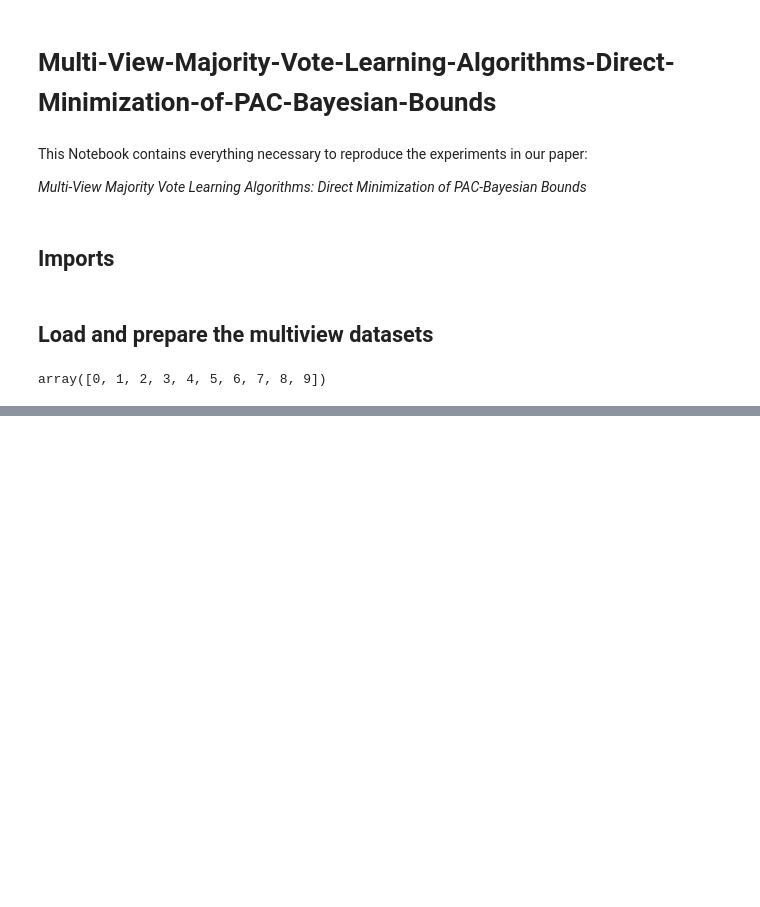
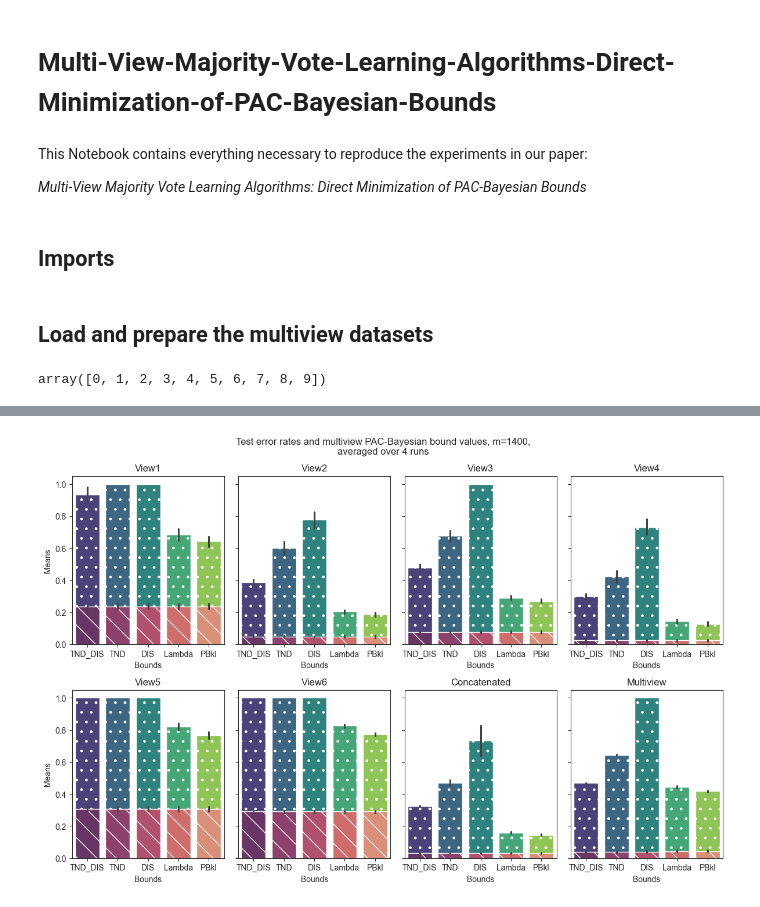
Before and after one commit to adidi24/Multi-View-Majority-Vote-Learning-Algorithms-Direct-Minimization-of-PAC-Bayesian-Bounds, a Jupyter notebook: empirical-evaluation-jupyter.ipynb, the cells around one changed output, grey strips where cells are left out. Saved outputs shown, nothing was run; the diff lists cells and outputs as text; code cells hidden in the pictures; blank space fills up the shorter version.

```diff
--- a/empirical-evaluation-jupyter.ipynb
+++ b/empirical-evaluation-jupyter.ipynb
@@ -177,3 +204,39 @@ df.head()
 # %%
 # agg_df = df.groupby(["Bound_name", "View"]).mean()
+# %%
+def plot_results_grid(experiments, m, runs=RUNS, bounds=bounds):
+
+    sns.set_style(style="ticks")
+    bounds_palette = sns.color_palette("viridis", n_colors=len(bounds))
+    risk_palette = sns.color_palette("flare", n_colors=len(bounds))
+    risk_palette.reverse()
+
+    num_views = len(experiments['View'].unique())
+    num_cols = num_views // 2 + num_views % 2  # Calculate number of columns for subplots
+
+    fig, ax = plt.subplots(2, num_cols, figsize=(12, 8), sharey=True)
+
+    for i, view in enumerate(experiments['View'].unique()):
+        view_data = experiments[experiments['View'] == view]
+        row = i // num_cols
+        col = i % num_cols
+
+        # Plot Bound
+        sns.barplot(x='Bound_name', y='Bound', data=view_data, ax=ax[row, col], hue='Bound_name', hatch='.', palette=bounds_palette)
+        sns.barplot(x='Bound_name', y='Risk', data=view_data, ax=ax[row, col], hue='Bound_name', hatch='\\', palette=risk_palette)
+        ax[row, col].set_title(f'{view}')
+        ax[row, col].set_xlabel('Bounds')
+        ax[row, col].set_ylabel('Means')
+
+    # handles, labels = ax[0,0].get_legend_handles_labels()
+    # labels = [labels[i]+" bound" if i < len(labels)/2 else labels[i]+" Gibbs risk" for i in range(len(labels))]
+    # ax[0, 0].legend(handles, labels, title='Bounds', loc='upper right', fontsize='medium')
+
+    fig.suptitle(f'Test error rates and multiview PAC-Bayesian bound values, {m=},\naveraged over {runs} runs')
+    fig.tight_layout()
+    plt.show()
+# %%
+plot_results_grid(df, len(Xs_train[0]))
+# %% [output]
+[figure, added]
 # %%
```
Also changed, not shown: parts of 6 cells of this notebook, 6 other files.
